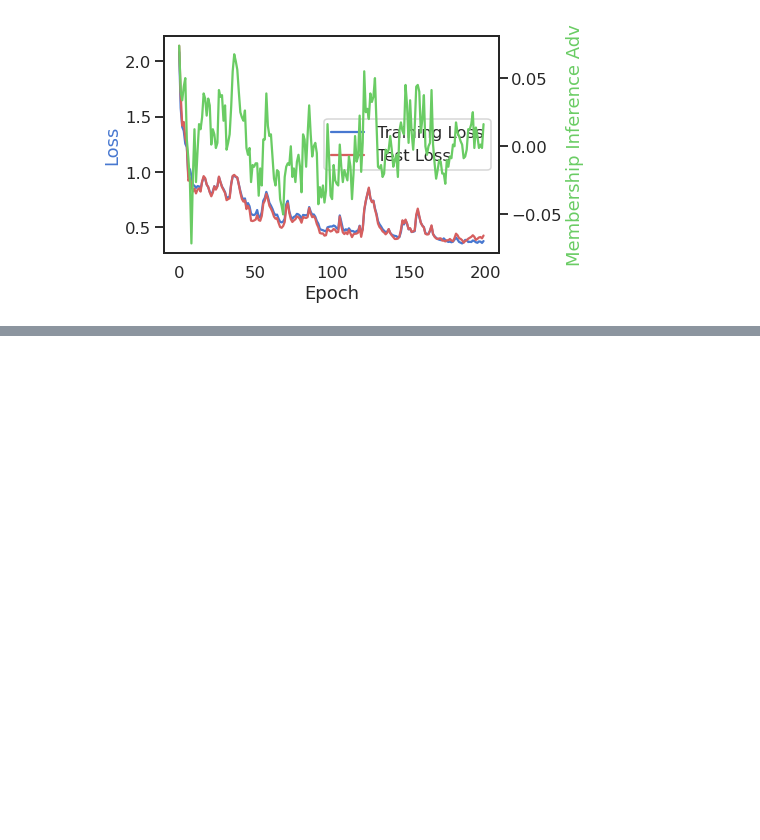
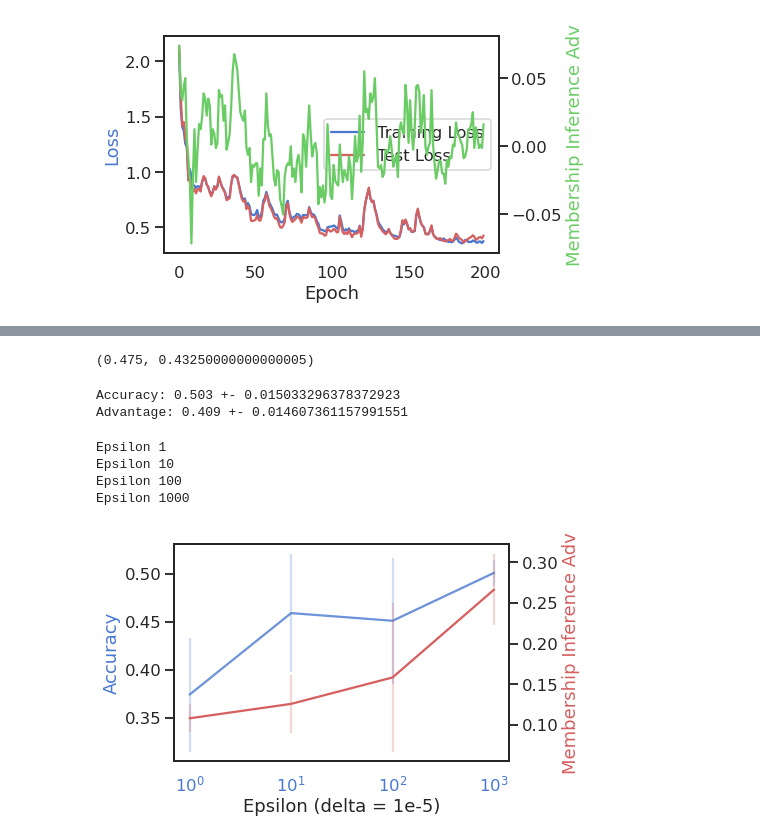
Before and after one commit to twosixlabs/csl, a Jupyter notebook: experiments/immediate_sensitivity/Synthetic Classification.ipynb, the cells around one changed output, grey strips where cells are left out. Drawn from its saved outputs; the diff is of its cells as text; code cells hidden in the pictures; blank space fills up the shorter version.

Commit message:
starting classification results

```diff
--- a/experiments/immediate_sensitivity/Synthetic Classification.ipynb
+++ b/experiments/immediate_sensitivity/Synthetic Classification.ipynb
@@ -459,0 +462,28 @@ plt.show()
+# %%
+def run_one_experiment(epsilon, epochs, add_noise, throw_out_threshold):
+    info, model = run_experiment(epsilon, epochs,
+                                 add_noise=add_noise,
+                                 throw_out_threshold=throw_out_threshold,
+                                 logging=False)
+    acc = accuracy(model, X_test, y_test)
+
+    avg_train_l = nn.NLLLoss()(torch.squeeze(model.forward(torch.from_numpy(X_train).float())),
+                               torch.from_numpy(y_train).long())
+    tpr = run_membership_inference_attack(model, avg_train_l, X_train, y_train)
+    fpr = run_membership_inference_attack(model, avg_train_l, X_test, y_test)
+    adv = tpr - fpr
+
+    return acc, adv
+# %%
+run_one_experiment(1.0, 50, False, False)
+# %% [output]
+(0.475, 0.43250000000000005)
+# %%
+non_private_results = [run_one_experiment(1.0, 50, False, False) for _ in range(5)]
+# %%
+accs, advs = list(zip(*non_private_results))
+print(f'Accuracy: {np.mean(accs)} +- {np.std(accs)}')
+print(f'Advantage: {np.mean(advs)} +- {np.std(advs)}')
+# %% [output]
+Accuracy: 0.503 +- 0.015033296378372923
+Advantage: 0.409 +- 0.014607361157991551
@@ -459,0 +520,28 @@ plt.show()
+# %%
+epsilons = [1, 10, 100, 1000]
+num_runs = 5
+num_epochs = 50
+
+acc_mean = []
+acc_std = []
+adv_mean = []
+adv_std = []
+
+for epsilon in epsilons:
+    print('Epsilon', epsilon)
+
+    exp_results = [run_one_experiment(epsilon, num_epochs, True, False) for _ in range(num_runs)]
+    accs, advs = list(zip(*exp_results))
+    acc_mean.append(np.mean(accs))
+    acc_std.append(np.std(accs))
+    adv_mean.append(np.mean(advs))
+    adv_std.append(np.std(advs))
+# %% [output]
+Epsilon 1
+Epsilon 10
+Epsilon 100
+Epsilon 1000
+# %%
+plot_noise_results(epsilons, acc_mean, acc_std, adv_mean, adv_std)
+# %% [output]
+[figure, added]
```
Also changed, not shown: parts of 4 cells of this notebook.
